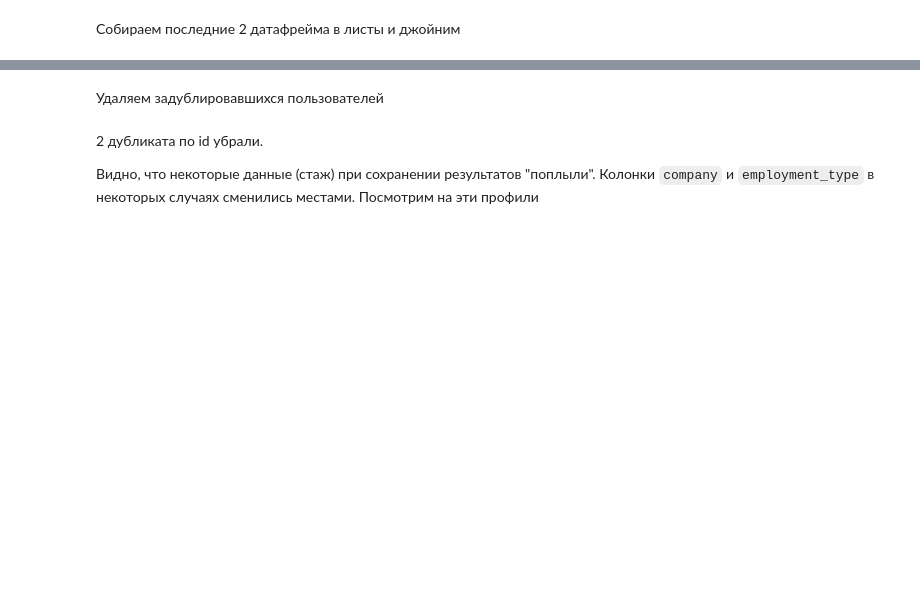
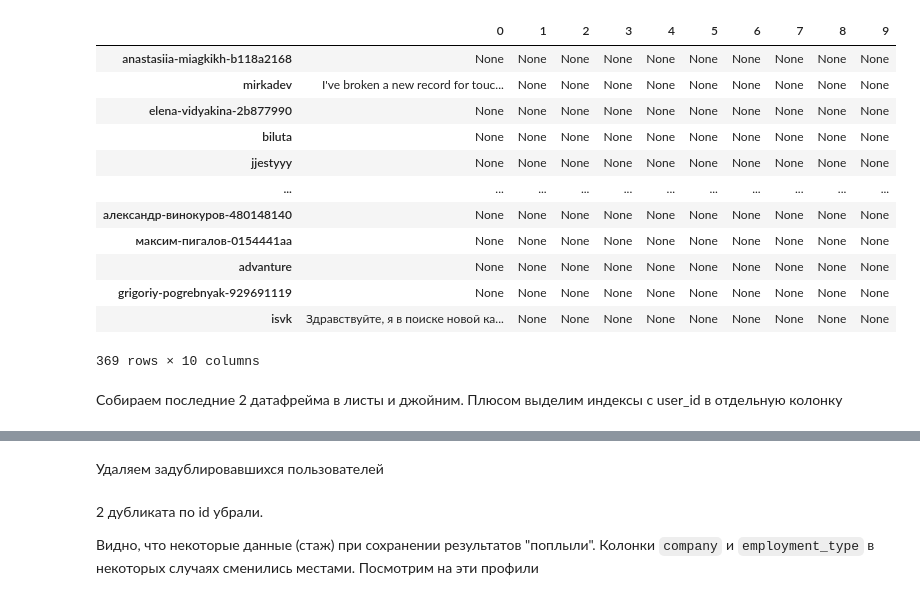
Before and after one commit to Can-t-login-to-Linkedin/YP, a Jupyter notebook: profiles_primary_preprocessing.ipynb, the cells around one changed output, grey strips where cells are left out. Saved outputs shown, nothing was run; the diff lists cells and outputs as text; code cells hidden in the pictures; blank space fills up the shorter version.

```diff
--- a/profiles_primary_preprocessing.ipynb
+++ b/profiles_primary_preprocessing.ipynb
@@ -75,5 +39,22 @@ developer_posts
+# %%
+developer_posts = pd.read_json('datasets/total_user_posts.json', orient='index')
+developer_posts
+# %% [output]
+|  | 0 | 1 | 2 | 3 | 4 | 5 | 6 | 7 | 8 | 9 |
+| anastasiia-miagkikh-b118a2168 | None | None | None | None | None | None | None | None | None | None |
+| mirkadev | I've broken a new record for touc... | None | None | None | None | None | None | None | None | None |
+| elena-vidyakina-2b877990 | None | None | None | None | None | None | None | None | None | None |
+| biluta | None | None | None | None | None | None | None | None | None | None |
+| jjestyyy | None | None | None | None | None | None | None | None | None | None |
+| ... | ... | ... | ... | ... | ... | ... | ... | ... | ... | ... |
+| александр-винокуров-480148140 | None | None | None | None | None | None | None | None | None | None |
+| максим-пигалов-0154441aa | None | None | None | None | None | None | None | None | None | None |
+| advanture | None | None | None | None | None | None | None | None | None | None |
+| grigoriy-pogrebnyak-929691119 | None | None | None | None | None | None | None | None | None | None |
+| isvk | Здравствуйте, я в поиске новой ка... | None | None | None | None | None | None | None | None | None |
+369 rows × 10 columns
 # %% [markdown]
-Собираем последние 2 датафрейма в листы и джойним
+Собираем последние 2 датафрейма в листы и джойним. Плюсом выделим индексы с user_id в отдельную колонку
 # %%
 developer_profiles['reactions'] = developer_reactions.apply(list, axis=1)
 developer_profiles['posts'] = developer_posts.apply(list, axis=1)
```
Also changed, not shown: parts of 21 cells of this notebook, 7 other files.
